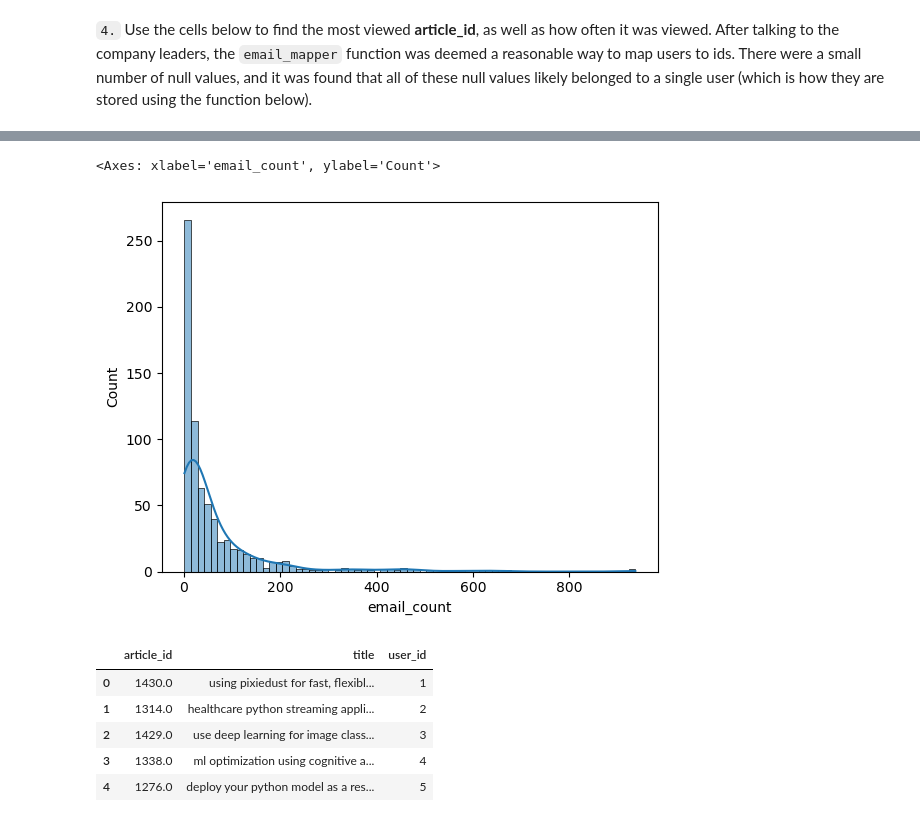
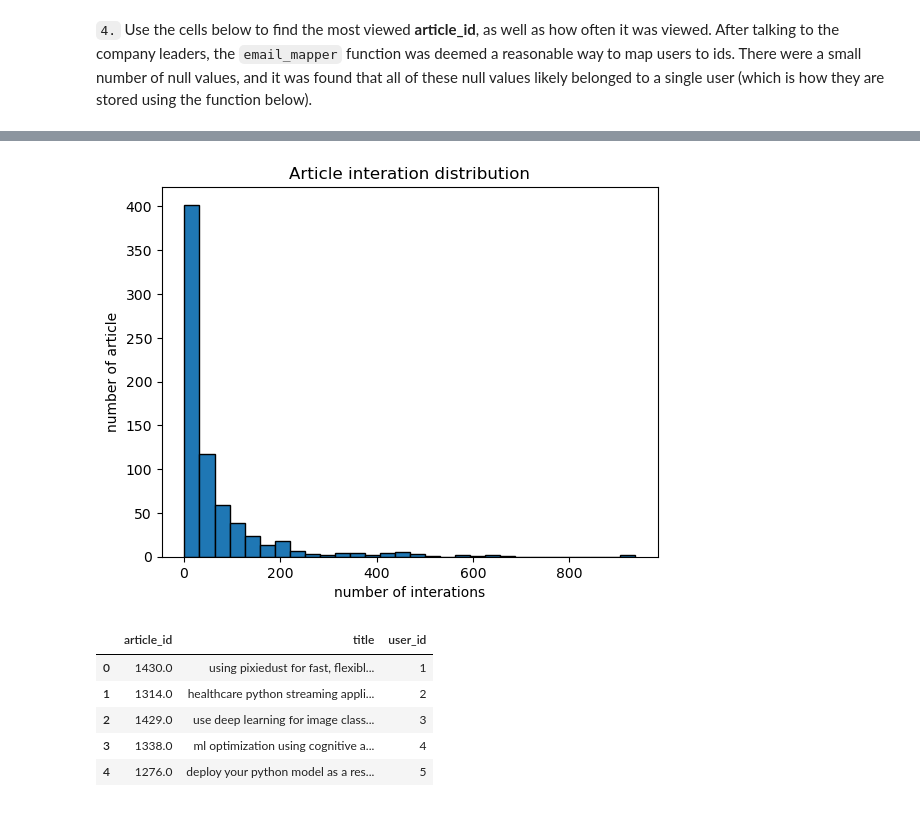
Before and after one commit to lengocanh/UdacityProject3, a Jupyter notebook: Recommendations_with_IBM.ipynb, the cells around one changed output, grey strips where cells are left out. Saved outputs shown, nothing was run; the diff lists cells and outputs as text; code cells hidden in the pictures.

```diff
--- a/Recommendations_with_IBM.ipynb
+++ b/Recommendations_with_IBM.ipynb
@@ -145,8 +118,12 @@ article_user
-# %%
-sns.histplot(data=article_user, x="email_count", kde=True)
-# %% [output]
-<Axes: xlabel='email_count', ylabel='Count'>
-[figure, removed]
+# %%
+#sns.histplot(data=article_user, x="email_count", kde=True)
+plt.hist(article_user['email_count'], bins=30, edgecolor='black')
+plt.title('Article interation distribution')
+plt.xlabel('number of interations')
+plt.ylabel('number of article')
+plt.show()
+# %% [output]
+[figure, added]
 # %%
 most_viewed_article_id = str(article_user.iloc[article_user['email_count'].idxmax()]['article_id'])
 # The most viewed article in the dataset as a string with one value following the decimal
```
Also changed, not shown: parts of 28 cells of this notebook.
